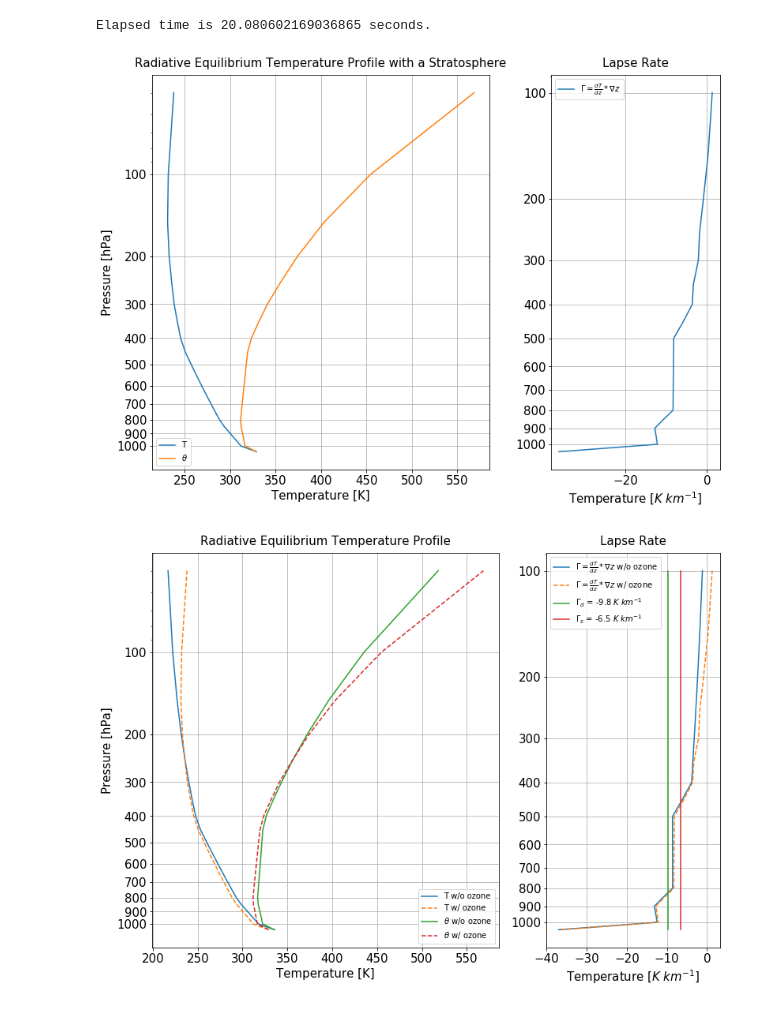
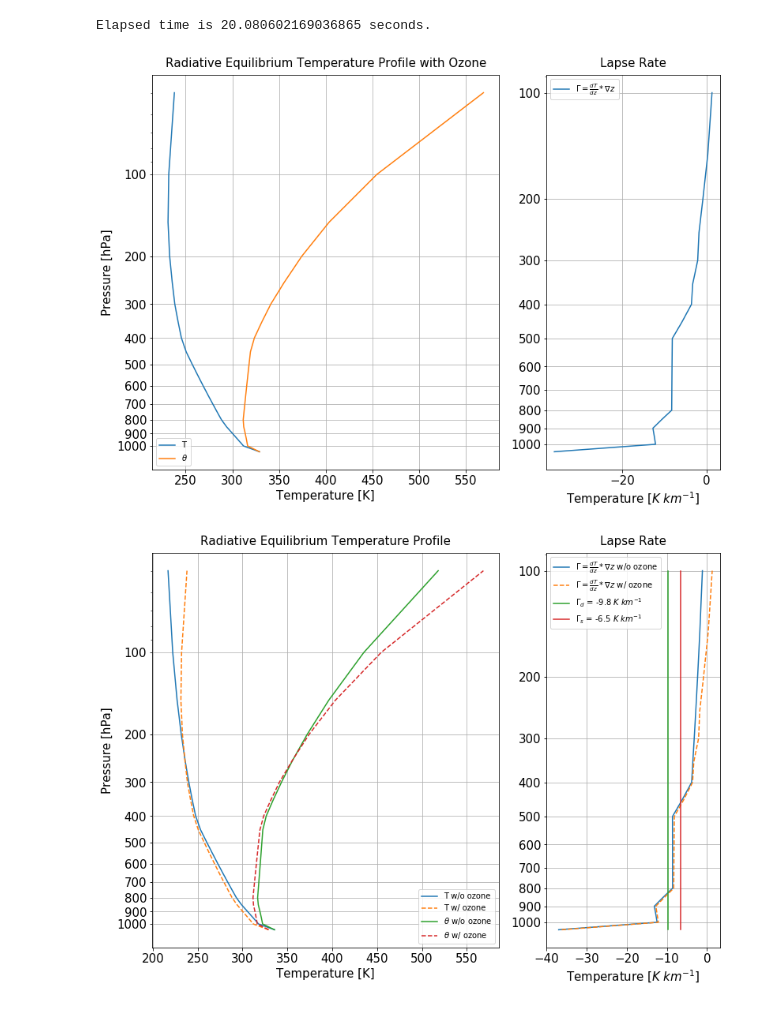
Before and after one commit to tbarbero/ATS_606, a Jupyter notebook: Project 1.ipynb, the cells around one changed output. Drawn from its saved outputs; the diff is of its cells as text; code cells hidden in the pictures.

```diff
--- a/Project 1.ipynb
+++ b/Project 1.ipynb
@@ -297,29 +298,30 @@ for i in np.arange(0,np.size(plev)-1):
 # %%
 # plotting
 fig = plt.figure(figsize=(11,8),constrained_layout=True)
 gs1 = gs.GridSpec(2,3,figure=fig)
 
 ax1 = fig.add_subplot(gs1[0:,0:2])
 plt.plot(T_strat[:,-1],plev[:],label='T')
 plt.plot(theta_strat[:,-1],plev[:],label=r'$\theta$')
 ax1.invert_yaxis(); plt.yscale('log')
 plt.grid()
 plt.yticks(plev[1::2], [str(int(val/100)) for val in plev[1::2]]);
 plt.xlabel('Temperature [K]');
 plt.ylabel('Pressure [hPa]');
-plt.title('Radiative Equilibrium Temperature Profile with a Stratosphere')
+plt.title('Radiative Equilibrium Temperature Profile with Ozone')
 plt.legend();
 
 ax2 = fig.add_subplot(gs1[0:,2:])
 plt.title('Lapse Rate')
 plt.plot(lapse_rate_strat[:],plev[0:-1],label =r'$\Gamma = \frac{dT}{dz}*\nabla z$')
 ax2.invert_yaxis(); plt.yscale('log')
 plt.grid();
 plt.legend();
 plt.yticks(plev[1::2], [str(int(val/100)) for val in plev[1::2]]);
 plt.xlabel(r'Temperature [$K \; km^{-1}$]');
+plt.savefig('/Users/tyler/Desktop/SP22/ATS_606/figs/atmospheric_profile_with_ozone.png',dpi=300,bbox_inches='tight')
 # %% [output]
-[figure, old version]
+[figure, new version]
 # %%
 ### Plot both together
 # plotting
```
Also changed, not shown: parts of 2 cells of this notebook.
